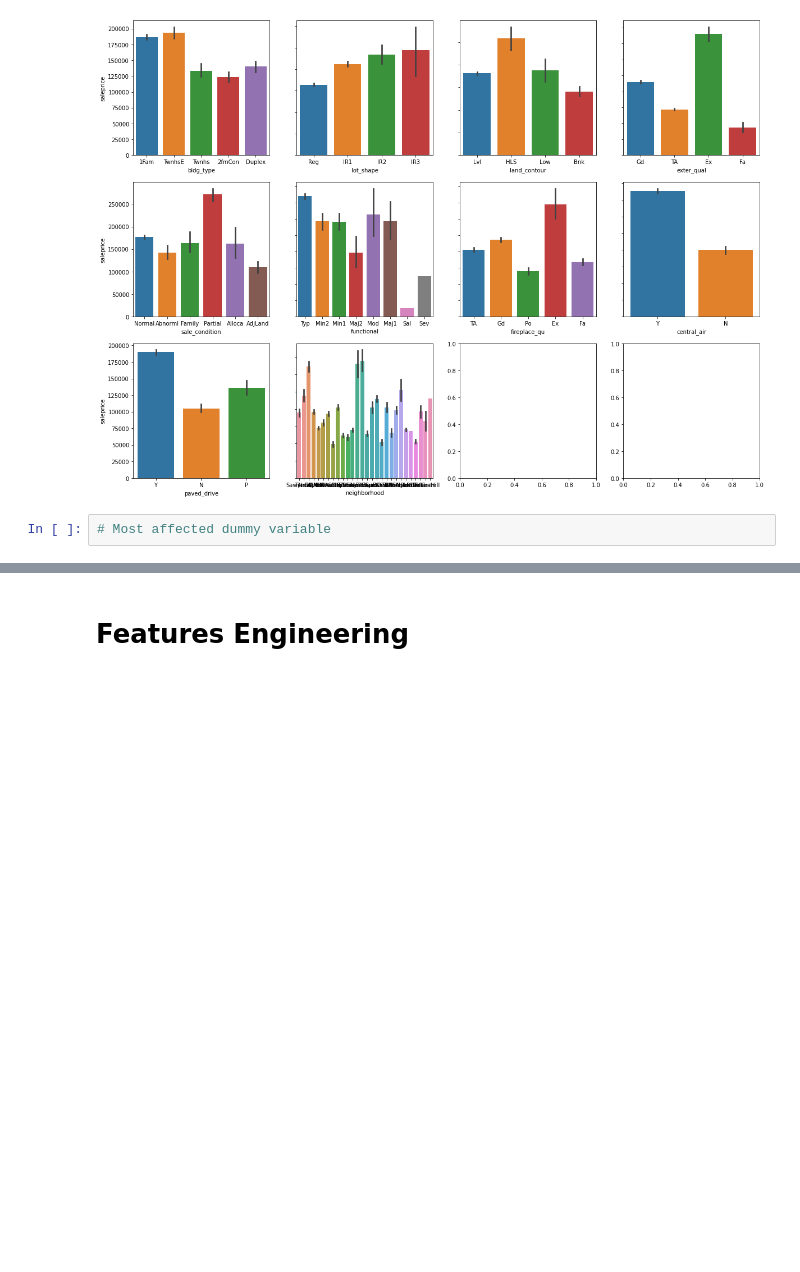
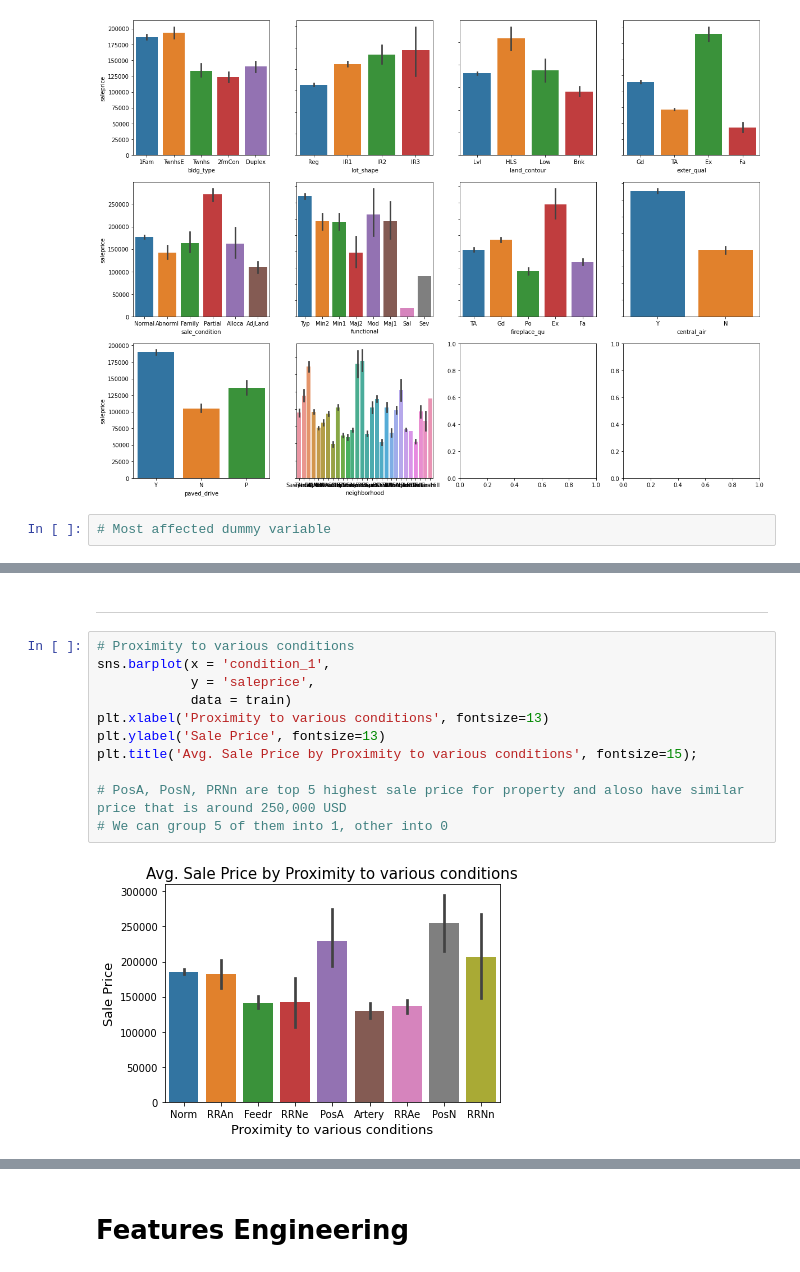
Before and after one commit to Chalermchon1993/DSI_Project_2_Regression_Ames_House_Price_Prediction, a Jupyter notebook: sample_code.ipynb, the cells around one changed output, grey strips where cells are left out. Drawn from its saved outputs; the diff is of its cells as text; blank space fills up the shorter version.

```diff
--- a/sample_code.ipynb
+++ b/sample_code.ipynb
@@ -410,0 +441,15 @@ category_chart(train, dummy_normal, 'saleprice')
+# %% [markdown]
+---
+# %%
+# Proximity to various conditions
+sns.barplot(x = 'condition_1',
+            y = 'saleprice',
+            data = train)
+plt.xlabel('Proximity to various conditions', fontsize=13)
+plt.ylabel('Sale Price', fontsize=13)
+plt.title('Avg. Sale Price by Proximity to various conditions', fontsize=15);
+
+# PosA, PosN, PRNn are top 5 highest sale price for property and aloso have similar price that is around 250,000 USD
+# We can group 5 of them into 1, other into 0
+# %% [output]
+[figure, added]
```
Also changed, not shown: parts of 53 cells of this notebook.
